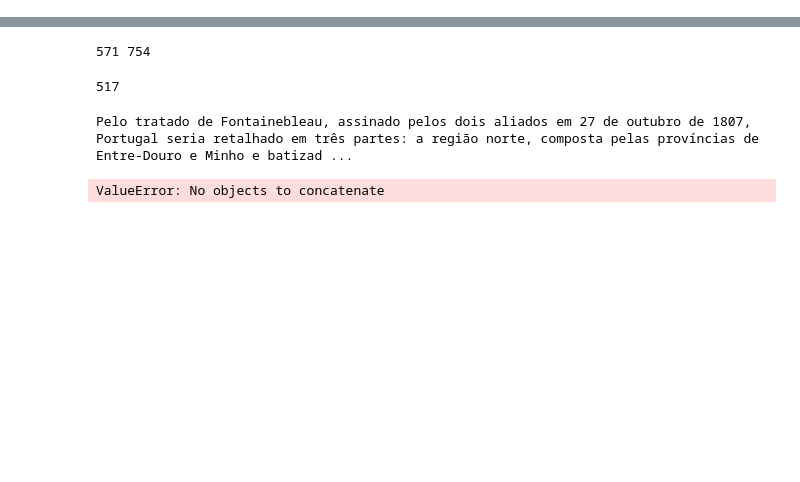
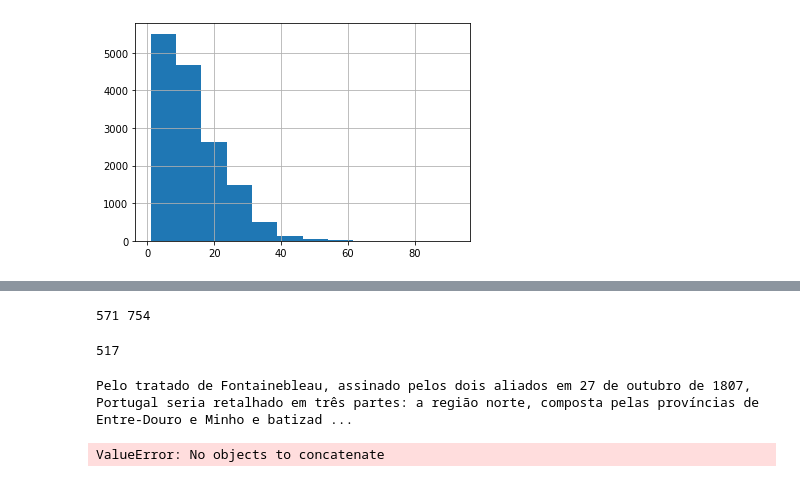
Before and after one commit to LucSan10/DeepPhonemizer-main, a Jupyter notebook: run_training.ipynb, the cells around one changed output, grey strips where cells are left out. Saved outputs shown, nothing was run; the diff lists cells and outputs as text; code cells hidden in the pictures; blank space fills up the shorter version.

```diff
--- a/run_training.ipynb
+++ b/run_training.ipynb
@@ -28,3 +38,8 @@ df['phoneme'] = df['phoneme'].str.strip()
+# %%
+#número de palavras de cada sentença
+sentenceWordLen = df['grapheme'].str.split().str.len().hist(bins=12)
+# %% [output]
+[figure, added]
 # %%
 df['grapheme'] = df['grapheme'].map(str)
 df['phoneme'] = df['phoneme'].map(str)
```
Also changed, not shown: parts of 10 cells of this notebook, 21 other files.
